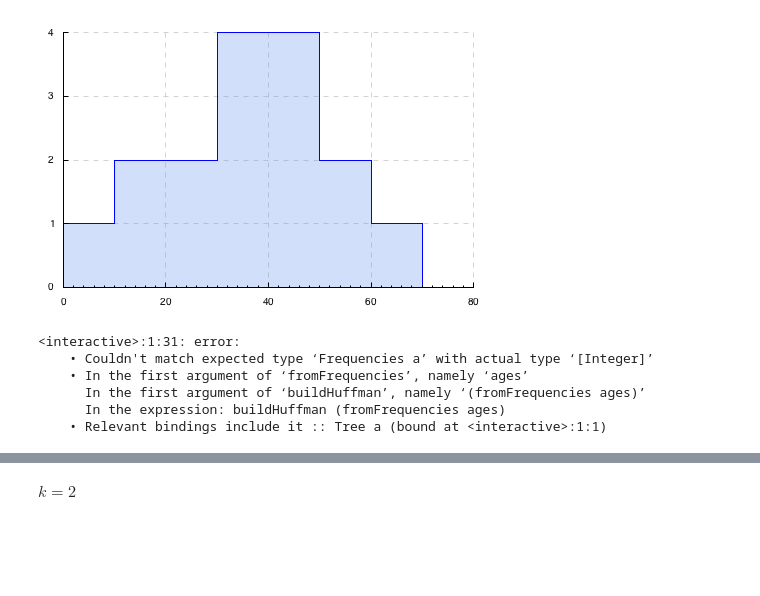
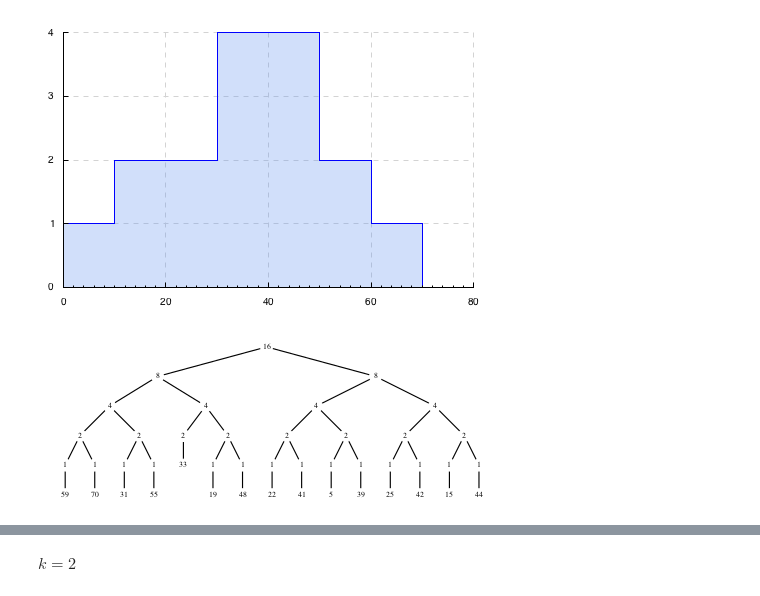
Before and after one commit to oisdk/IHaskell, a Jupyter notebook: notebooks/Privacy.ipynb, the cells around one changed output, grey strips where cells are left out. Saved outputs shown, nothing was run; the diff lists cells and outputs as text; code cells hidden in the pictures; blank space fills up the shorter version.

```diff
--- a/notebooks/Privacy.ipynb
+++ b/notebooks/Privacy.ipynb
@@ -232,11 +296,6 @@ histogram 10 0 ages
 # %% [output]
 [figure]
 # %%
-buildHuffman (fromFrequencies ages)
+buildHuffman (buildHeap (frequencies ages))
 # %% [output]
-<interactive>:1:31: error:
-    • Couldn't match expected type ‘Frequencies a’ with actual type ‘[Integer]’
-    • In the first argument of ‘fromFrequencies’, namely ‘ages’
-      In the first argument of ‘buildHuffman’, namely ‘(fromFrequencies ages)’
-      In the expression: buildHuffman (fromFrequencies ages)
-    • Relevant bindings include it :: Tree a (bound at <interactive>:1:1)
+[figure, added]
```
Also changed, not shown: parts of 25 cells of this notebook, 1 other file.
